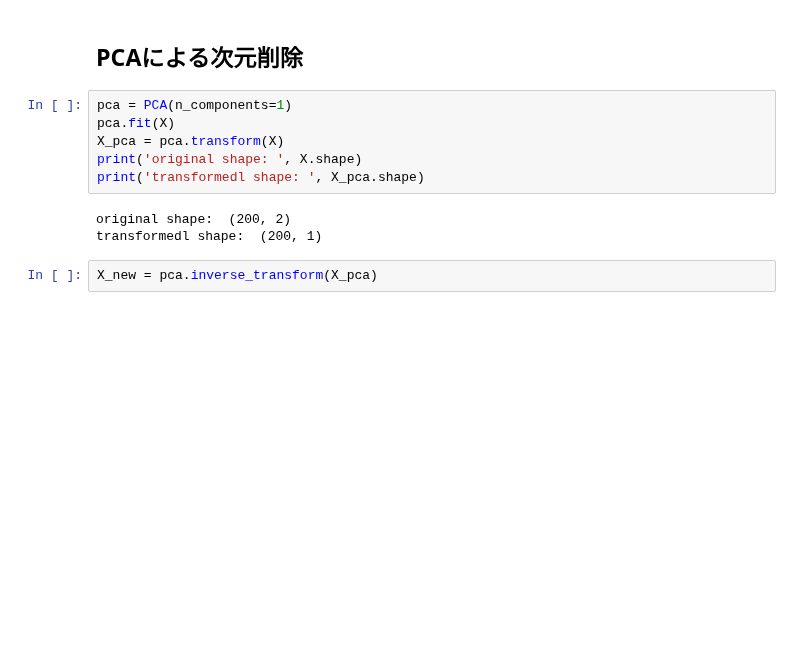
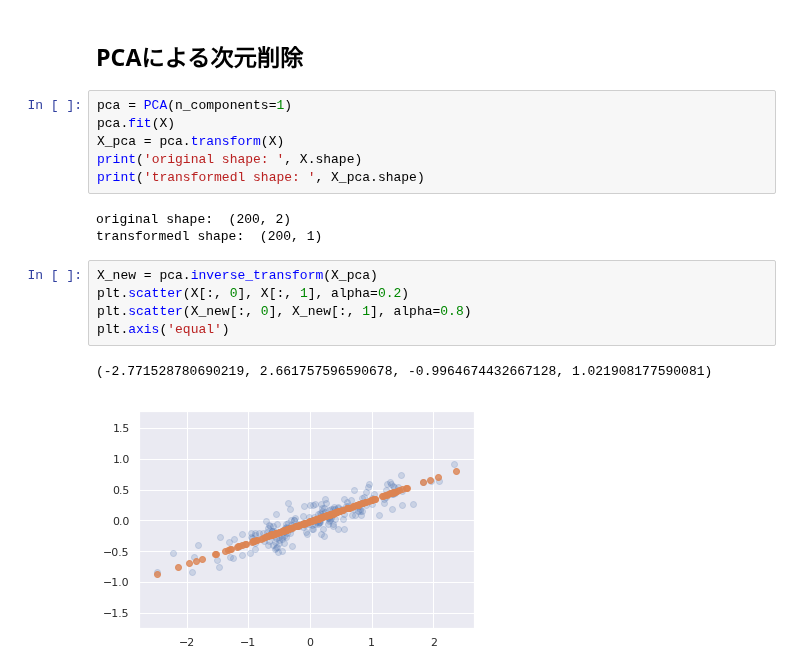
Before and after one commit to thimi0412/PythonDataScinence, a Jupyter notebook: scikit-lean-pra/PCA.ipynb, the cells around one changed output. Cells and saved outputs as stored; diff of their text form; blank space fills up the shorter version.

```diff
--- a/scikit-lean-pra/PCA.ipynb
+++ b/scikit-lean-pra/PCA.ipynb
@@ -65,5 +65,11 @@ print('transformedl shape: ', X_pca.shape)
 # %% [output]
 original shape:  (200, 2)
 transformedl shape:  (200, 1)
-# %%
-X_new = pca.inverse_transform(X_pca)
+# %%
+X_new = pca.inverse_transform(X_pca)
+plt.scatter(X[:, 0], X[:, 1], alpha=0.2)
+plt.scatter(X_new[:, 0], X_new[:, 1], alpha=0.8)
+plt.axis('equal')
+# %% [output]
+(-2.771528780690219, 2.661757596590678, -0.9964674432667128, 1.021908177590081)
+[figure, added]
```
